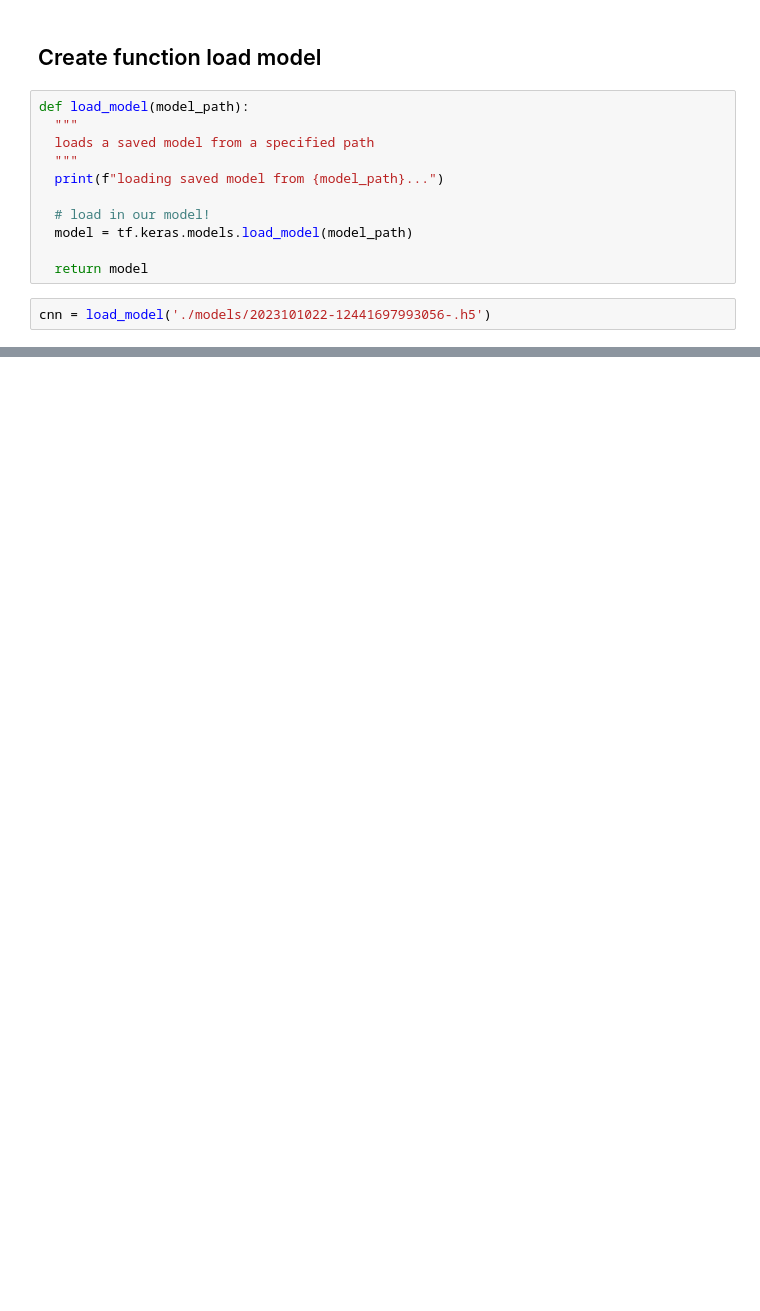
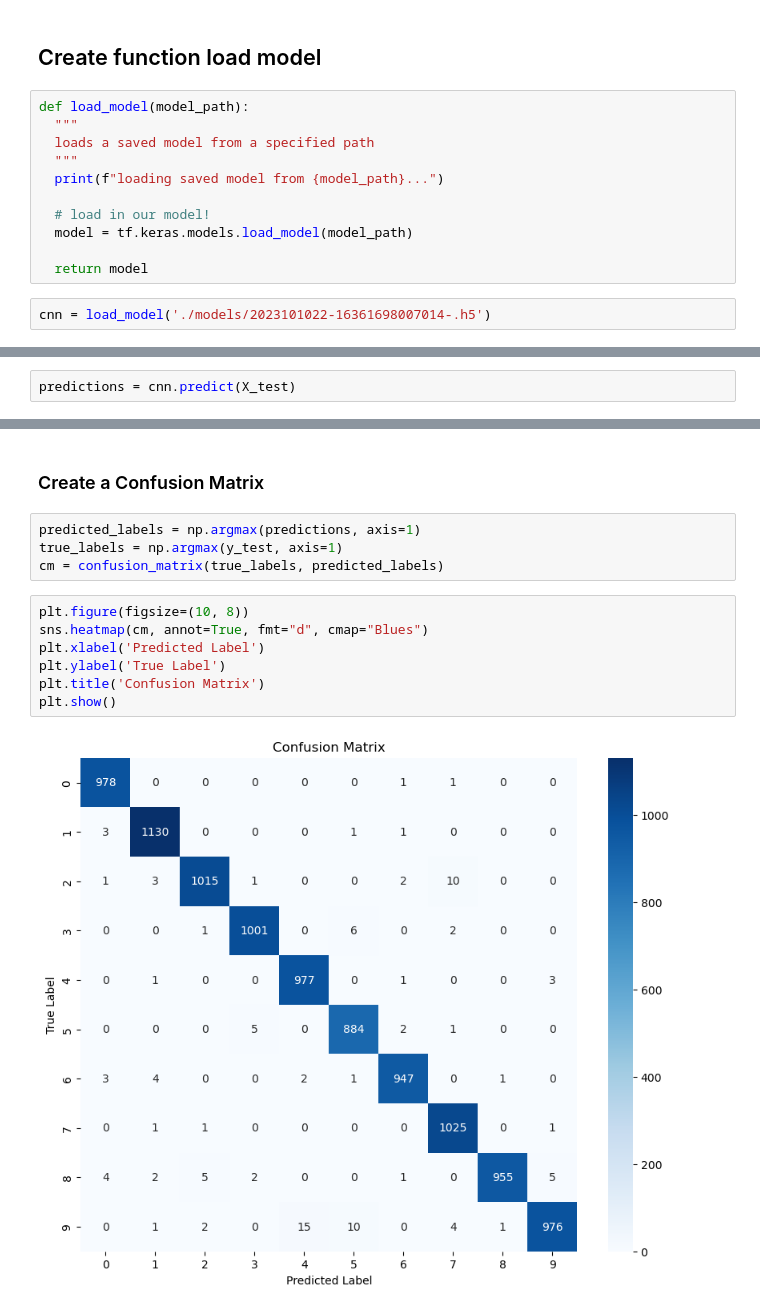
Before and after one commit to gregmckenzie88/MNIST-convolutional-neural-network, a Jupyter notebook: MNIST_CNN.ipynb, the cells around one changed output, grey strips where cells are left out. Drawn from its saved outputs; the diff is of its cells as text; blank space fills up the shorter version.

```diff
--- a/MNIST_CNN.ipynb
+++ b/MNIST_CNN.ipynb
@@ -180,5 +209,5 @@ def load_model(model_path):
 
   return model
 # %%
-cnn = load_model('./models/2023101022-12441697993056-.h5')
+cnn = load_model('./models/2023101022-16361698007014-.h5')
 # %% [output]
@@ -185,0 +217,2 @@ loading saved model from ./models/2023101022-12441697993056-.h5...
+# %%
+predictions = cnn.predict(X_test)
@@ -185,0 +221,15 @@ loading saved model from ./models/2023101022-12441697993056-.h5...
+# %% [markdown]
+### Create a Confusion Matrix
+# %%
+predicted_labels = np.argmax(predictions, axis=1)
+true_labels = np.argmax(y_test, axis=1)
+cm = confusion_matrix(true_labels, predicted_labels)
+# %%
+plt.figure(figsize=(10, 8))
+sns.heatmap(cm, annot=True, fmt="d", cmap="Blues")
+plt.xlabel('Predicted Label')
+plt.ylabel('True Label')
+plt.title('Confusion Matrix')
+plt.show()
+# %% [output]
+[figure, added]
```
Also changed, not shown: parts of 13 cells of this notebook, 3 other files.
